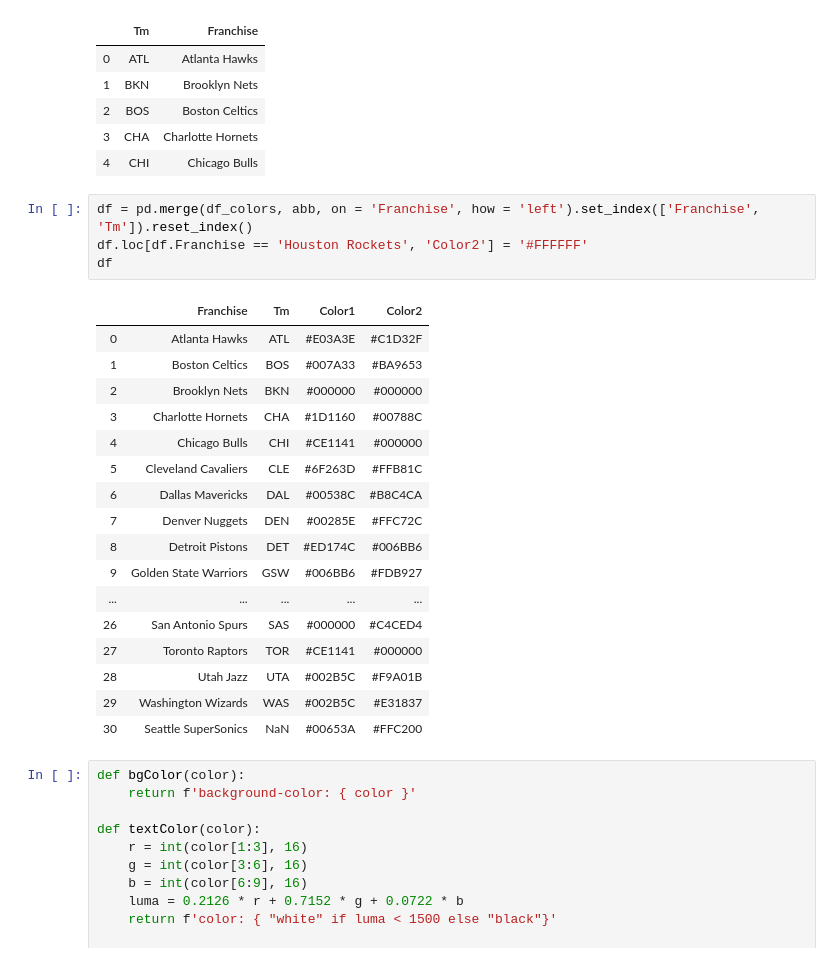
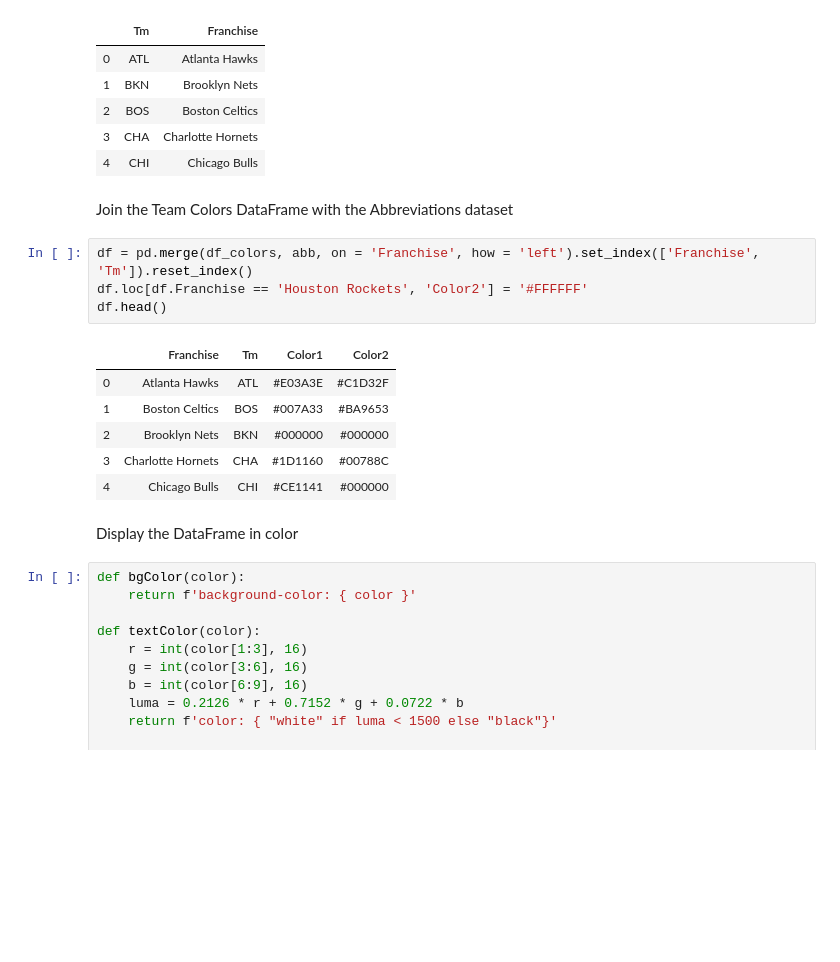
Before and after one commit to chunheisiu/NBA-POTW-Visualization, a Jupyter notebook: notebooks/Scrape_NBA_Team_Colors.ipynb, the cells around one changed output. Saved outputs shown, nothing was run; the diff lists cells and outputs as text; blank space fills up the shorter version.

```diff
--- a/notebooks/Scrape_NBA_Team_Colors.ipynb
+++ b/notebooks/Scrape_NBA_Team_Colors.ipynb
@@ -59,28 +69,21 @@ abb.head()
 | 2 | BOS | Boston Celtics |
 | 3 | CHA | Charlotte Hornets |
 | 4 | CHI | Chicago Bulls |
+# %% [markdown]
+Join the Team Colors DataFrame with the Abbreviations dataset
 # %%
 df = pd.merge(df_colors, abb, on = 'Franchise', how = 'left').set_index(['Franchise', 'Tm']).reset_index()
 df.loc[df.Franchise == 'Houston Rockets', 'Color2'] = '#FFFFFF'
-df
+df.head()
 # %% [output]
 |  | Franchise | Tm | Color1 | Color2 |
 | 0 | Atlanta Hawks | ATL | #E03A3E | #C1D32F |
 | 1 | Boston Celtics | BOS | #007A33 | #BA9653 |
 | 2 | Brooklyn Nets | BKN | #000000 | #000000 |
 | 3 | Charlotte Hornets | CHA | #1D1160 | #00788C |
 | 4 | Chicago Bulls | CHI | #CE1141 | #000000 |
-| 5 | Cleveland Cavaliers | CLE | #6F263D | #FFB81C |
-| 6 | Dallas Mavericks | DAL | #00538C | #B8C4CA |
-| 7 | Denver Nuggets | DEN | #00285E | #FFC72C |
-| 8 | Detroit Pistons | DET | #ED174C | #006BB6 |
-| 9 | Golden State Warriors | GSW | #006BB6 | #FDB927 |
-| ... | ... | ... | ... | ... |
-| 26 | San Antonio Spurs | SAS | #000000 | #C4CED4 |
-| 27 | Toronto Raptors | TOR | #CE1141 | #000000 |
-| 28 | Utah Jazz | UTA | #002B5C | #F9A01B |
-| 29 | Washington Wizards | WAS | #002B5C | #E31837 |
-| 30 | Seattle SuperSonics | NaN | #00653A | #FFC200 |
+# %% [markdown]
+Display the DataFrame in color
 # %%
 def bgColor(color):
     return f'background-color: { color }'
```
Also changed, not shown: parts of 7 cells of this notebook, 7 other files.
